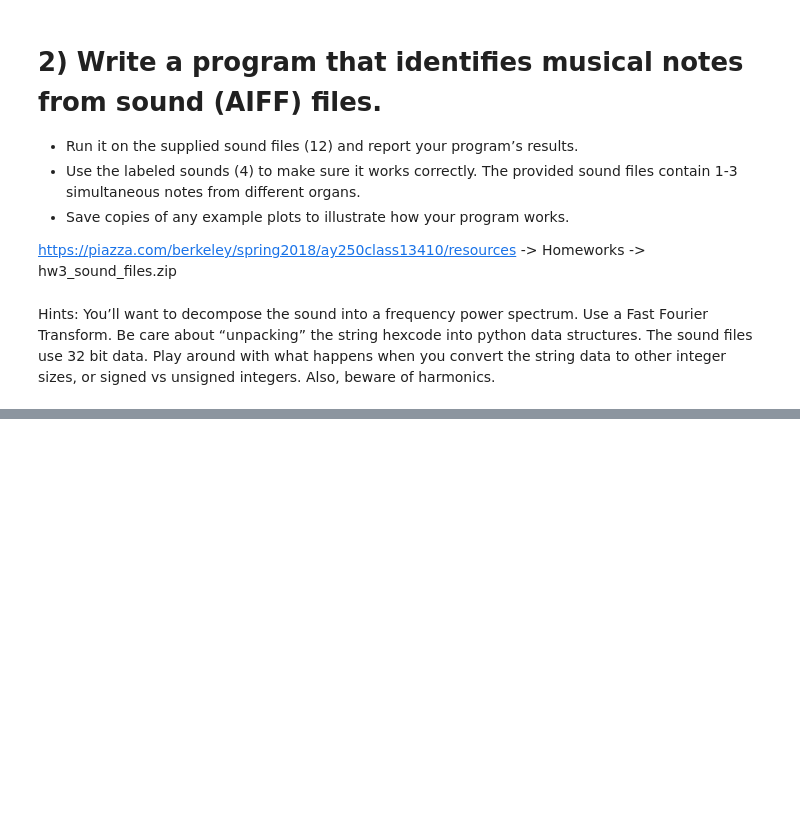
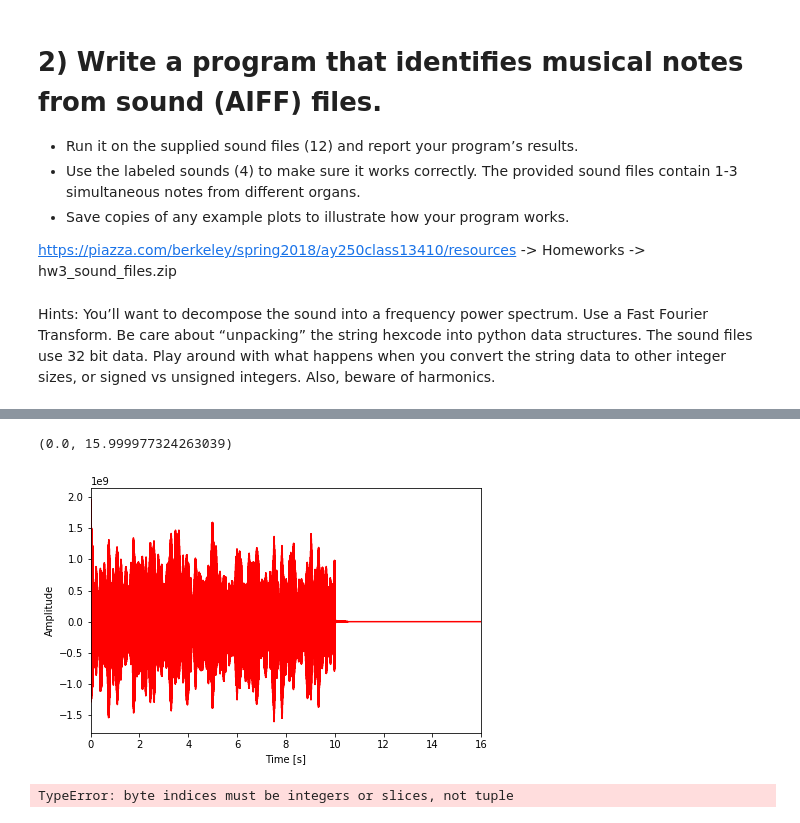
Before and after one commit to hayleybounds/bounds_ay250_homework, a Jupyter notebook: hw_3/homework.ipynb, the cells around one changed output, grey strips where cells are left out. Saved outputs shown, nothing was run; the diff lists cells and outputs as text; code cells hidden in the pictures; blank space fills up the shorter version.

```diff
--- a/hw_3/homework.ipynb
+++ b/hw_3/homework.ipynb
@@ -447,3 +555,30 @@ Hints: You’ll want to decompose the sound into a frequency power spectrum. Use
+# %%
+from scipy import *
+time = arange(size(integer_data)) / float(rate_)
+fig = plt.figure(figsize=(7, 4.5))
+ax1 = fig.add_subplot(1,1,1)
+ax1.plot(time, integer_data, color="red", linestyle="-")
+ax1.set_xlabel("Time [s]")
+ax1.set_ylabel("Amplitude")
+ax1.set_xlim(min(time), max(time))
+# %% [output]
+(0.0, 15.999977324263039)
+[figure, added]
+# %%
+integer_data = fromstring(data, dtype=np.int32)
+time = arange(size(integer_data)) / float(RATE)
+plot_title = ("Audio Analysis")
+integer_data = data[:,1]
+time = arange(size(integer_data)) / float(RATE)
+fig = plt.figure(figsize=(7, 4.5))
+ax1 = fig.add_subplot(1,1,1)
+ax1.plot(time, integer_data, color="red", linestyle="-")
+ax1.set_xlabel("Time [s]")
+ax1.set_ylabel("Amplitude")
+ax1.set_xlim(1, 2)
+ax1.set_title(plot_title)
+# %% [output]
+TypeError: byte indices must be integers or slices, not tuple
 # %%
 #middle c is just 440 Hz
 #amplitude vs time
```
Also changed, not shown: parts of 12 cells of this notebook.
